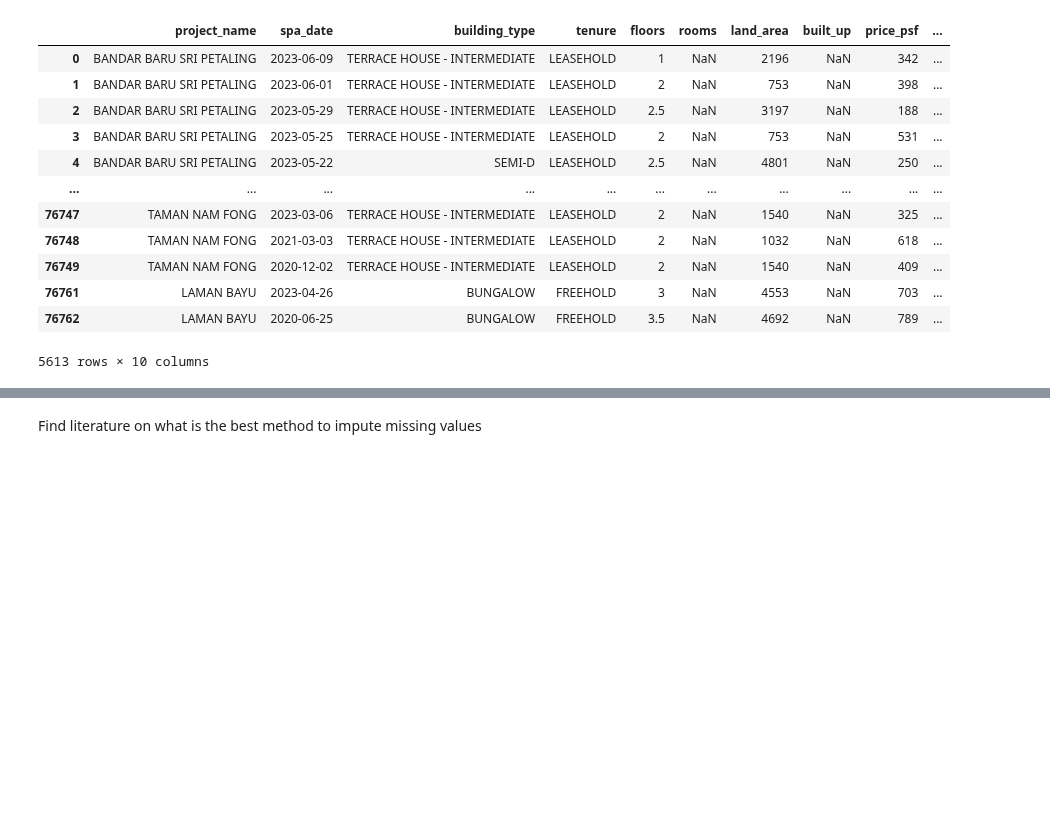
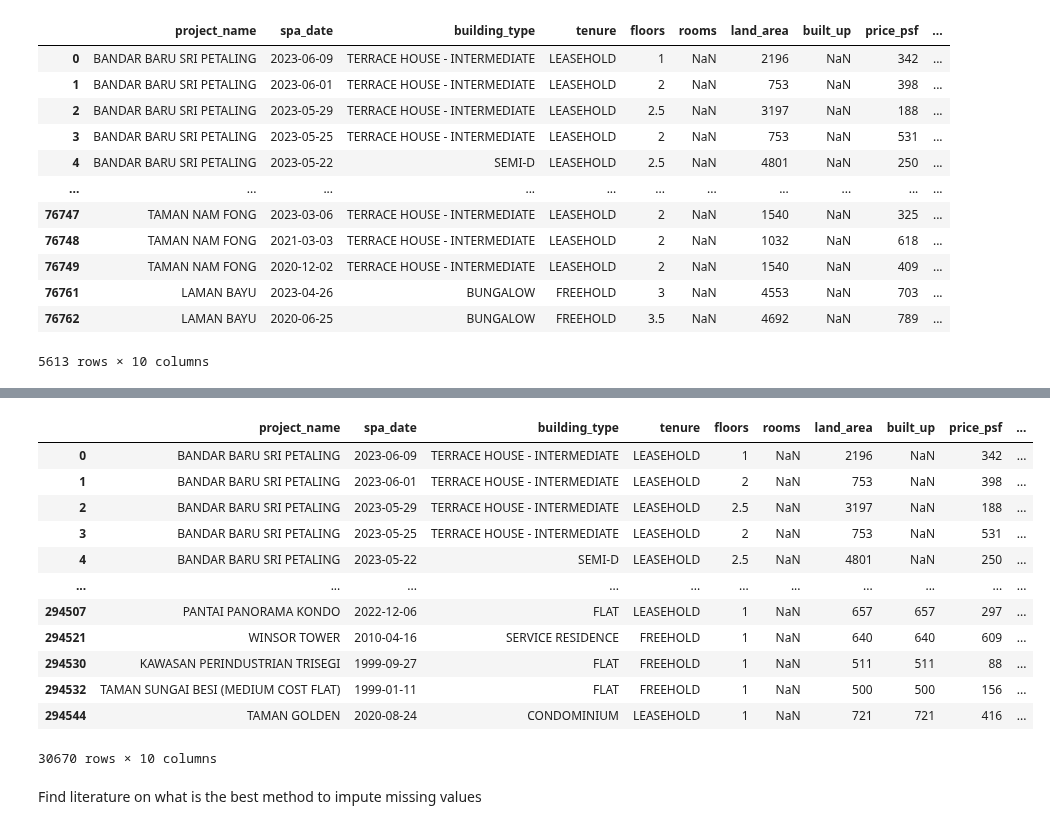
Before and after one commit to yuenherny/kl-house-price-forecasting, a Jupyter notebook: notebooks/Transactions - Data Exploration & Cleaning.ipynb, the cells around one changed output, grey strips where cells are left out. Drawn from its saved outputs; the diff is of its cells as text; code cells hidden in the pictures; blank space fills up the shorter version.

```diff
--- a/notebooks/Transactions - Data Exploration & Cleaning.ipynb
+++ b/notebooks/Transactions - Data Exploration & Cleaning.ipynb
@@ -457,2 +563,18 @@ Percentage of missing values: 8.454464936959466
+# %%
+df_transactions[df_transactions['rooms'].isna()]
+# %% [output]
+|  | project_name | spa_date | building_type | tenure | floors | rooms | land_area | built_up | price_psf | ... |
+| 0 | BANDAR BARU SRI PETALING | 2023-06-09 | TERRACE HOUSE - INTERMEDIATE | LEASEHOLD | 1 | NaN | 2196 | NaN | 342 | ... |
+| 1 | BANDAR BARU SRI PETALING | 2023-06-01 | TERRACE HOUSE - INTERMEDIATE | LEASEHOLD | 2 | NaN | 753 | NaN | 398 | ... |
+| 2 | BANDAR BARU SRI PETALING | 2023-05-29 | TERRACE HOUSE - INTERMEDIATE | LEASEHOLD | 2.5 | NaN | 3197 | NaN | 188 | ... |
+| 3 | BANDAR BARU SRI PETALING | 2023-05-25 | TERRACE HOUSE - INTERMEDIATE | LEASEHOLD | 2 | NaN | 753 | NaN | 531 | ... |
+| 4 | BANDAR BARU SRI PETALING | 2023-05-22 | SEMI-D | LEASEHOLD | 2.5 | NaN | 4801 | NaN | 250 | ... |
+| ... | ... | ... | ... | ... | ... | ... | ... | ... | ... | ... |
+| 294507 | PANTAI PANORAMA KONDO | 2022-12-06 | FLAT | LEASEHOLD | 1 | NaN | 657 | 657 | 297 | ... |
+| 294521 | WINSOR TOWER | 2010-04-16 | SERVICE RESIDENCE | FREEHOLD | 1 | NaN | 640 | 640 | 609 | ... |
+| 294530 | KAWASAN PERINDUSTRIAN TRISEGI | 1999-09-27 | FLAT | FREEHOLD | 1 | NaN | 511 | 511 | 88 | ... |
+| 294532 | TAMAN SUNGAI BESI (MEDIUM COST FLAT) | 1999-01-11 | FLAT | FREEHOLD | 1 | NaN | 500 | 500 | 156 | ... |
+| 294544 | TAMAN GOLDEN | 2020-08-24 | CONDOMINIUM | LEASEHOLD | 1 | NaN | 721 | 721 | 416 | ... |
+30670 rows × 10 columns
 # %% [markdown]
 Find literature on what is the best method to impute missing values
```
Also changed, not shown: parts of 51 cells of this notebook.
